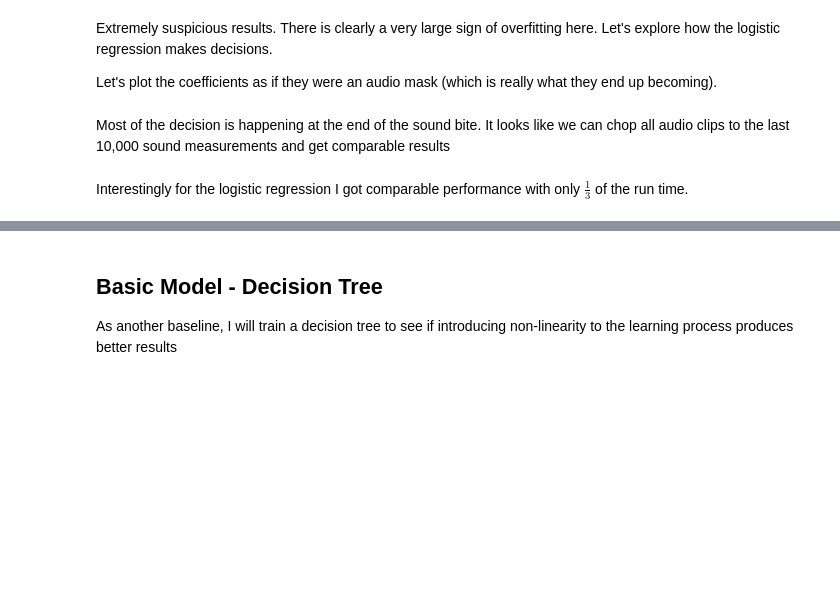
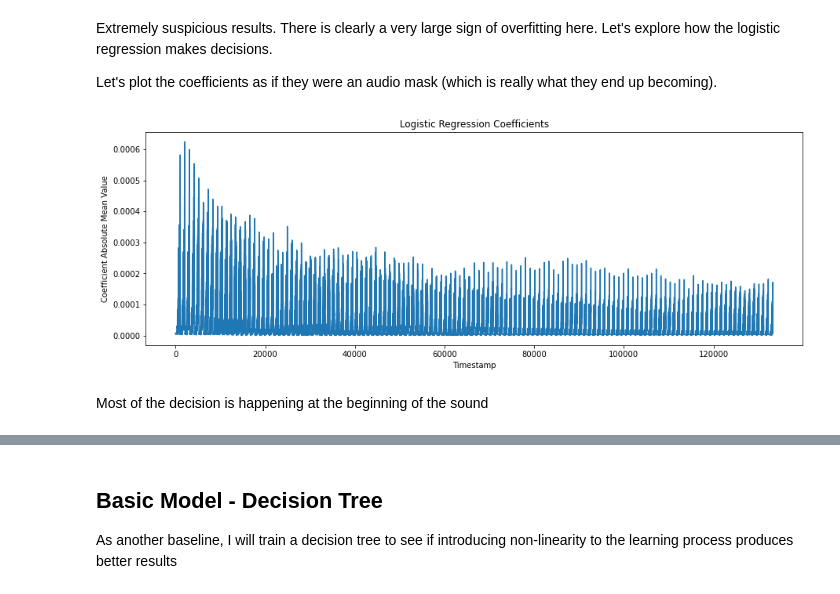
Before and after one commit to bshabashFD/Heart-Abnormalities-ML, a Jupyter notebook: Data Modeling with Mel Frequencies.ipynb, the cells around one changed output, grey strips where cells are left out. Cells and saved outputs as stored; diff of their text form; code cells hidden in the pictures; blank space fills up the shorter version.

```diff
--- a/Data Modeling with Mel Frequencies.ipynb
+++ b/Data Modeling with Mel Frequencies.ipynb
@@ -112,17 +176,3 @@ There is certainly an issue of class imbalance here. A naive classifier could gu
 ## Basic Model - Logistic Regression
 
 Let's start by establishing a baseline performance. I am just going to load the raw audio data as features (where each feature is an audio measurement) and see how well a simple logistic regression (linear model) and decision tree (non-linear model) will perform
-# %%
-from sklearn.model_selection import train_test_split
-from sklearn.preprocessing import LabelEncoder
-
-condition_label_encoder = LabelEncoder()
-
-X = dataset.drop('label', axis=1)
-
-
-y = condition_label_encoder.fit_transform(dataset['label'])
-
-X_train, X_test, y_train, y_test = train_test_split(X, y, test_size=0.2, stratify=y, random_state=1)
-print(X_train.shape, X_test.shape)
-print(y_train.shape, y_test.shape)
@@ -138,0 +179,9 @@ test_acc = my_model.score(X_test, y_test)
+# %%
+condition_label_encoder = LabelEncoder()
+
+
+y_train = condition_label_encoder.fit_transform(train_dataset['label'])
+y_test = condition_label_encoder.transform(test_dataset['label'])
+
+print(X_train.shape, X_test.shape)
+print(y_train.shape, y_test.shape)
@@ -138,0 +191,6 @@ test_acc = my_model.score(X_test, y_test)
+# %%
+%%time
+
+my_logit = LogisticRegression(random_state=1).fit(X_train, y_train)
+train_acc = my_logit.score(X_train, y_train)
+test_acc = my_logit.score(X_test, y_test)
@@ -145,10 +208,12 @@ Extremely suspicious results. There is clearly a very large sign of overfitting
 Let's plot the coefficients as if they were an audio mask (which is really what they end up becoming).
 # %%
 plt.figure(figsize=(15, 5))
-plt.plot(np.abs(my_model.coef_).mean(axis=0))
+plt.plot(np.abs(my_logit.coef_).mean(axis=0))
 plt.xlabel("Timestamp")
 plt.ylabel("Coefficient Absolute Mean Value")
 plt.title("Logistic Regression Coefficients")
 plt.show()
+# %% [output]
+[figure, added]
 # %% [markdown]
-Most of the decision is happening at the end of the sound bite. It looks like we can chop all audio clips to the last 10,000 sound measurements and get comparable results
+Most of the decision is happening at the beginning of the sound
@@ -174,2 +219,0 @@ print(f"The test accuracy is {round(test_acc*100,2)}%")
-# %% [markdown]
-Interestingly for the logistic regression I got comparable performance with only $\frac{1}{3}$ of the run time.
```
Also changed, not shown: parts of 52 cells of this notebook, 6 other files.
